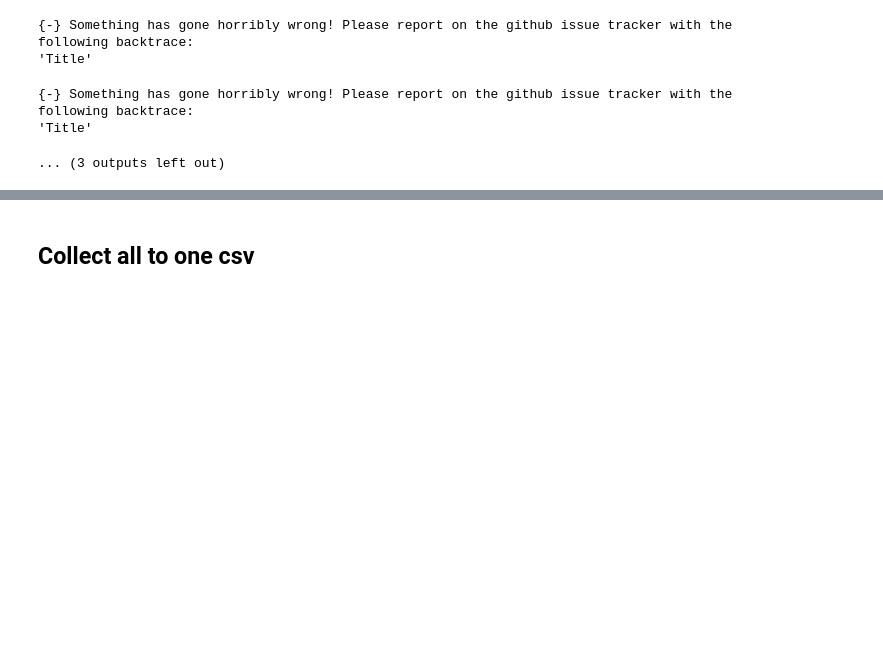
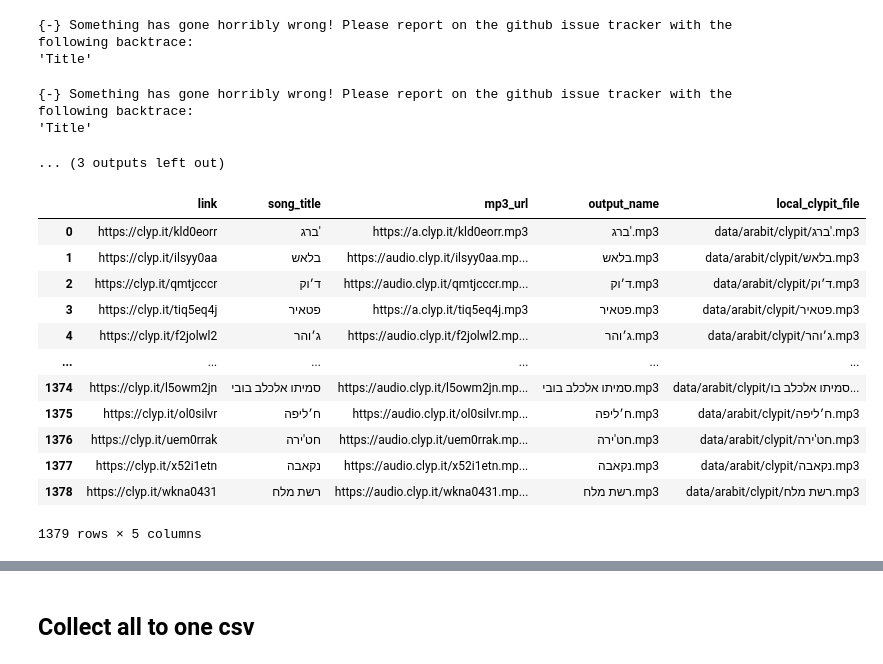
Before and after one commit to cjer/arabic, a Jupyter notebook: 02_scrape_arabit.ipynb, the cells around one changed output, grey strips where cells are left out. Saved outputs shown, nothing was run; the diff lists cells and outputs as text; code cells hidden in the pictures; blank space fills up the shorter version.

```diff
--- a/02_scrape_arabit.ipynb
+++ b/02_scrape_arabit.ipynb
@@ -343,0 +345,6 @@ sc_ref_df.to_csv('data/arabit/soundcloud_link_referrals.csv', index=False)
+# %%
+sc_fname_re = 'Stream (.*) by Arabit | Listen online for free on SoundCloud'
+sc_titles_df["title_extracted"] = sc_titles_df.title.str.extract(sc_fname_re).iloc[:, 0].str.strip()
+sc_titles_df["local_path"] = 'data/arabit/soundcloud/' + sc_titles_df.title_extracted.str.replace("/", "") + '.mp3'
+sc_titles_df['original_link'] = sc_titles_df.url.map(sc_ref_df.set_index("refer_url")["link"])
+sc_titles_df.head()
@@ -343,0 +370,24 @@ sc_ref_df.to_csv('data/arabit/soundcloud_link_referrals.csv', index=False)
+# %%
+from textdistance import levenshtein
+def take_heb(tit):
+    if '(' in tit:
+        return tit.split('(')[1].strip('()')
+    else:
+        return tit
+page_to_sound_titles = []
+for i, page_title, iframe_title, links in sounds:
+    titles = list(sc_titles_df[(~sc_titles_df.title_extracted.isna()) & ((sc_titles_df.clean_link.isin(links)) | (sc_titles_df.original_link.isin(links)))].title_extracted.unique())
+
+    if iframe_title:
+        clean_title = iframe_title.replace(' by Arabit', '').strip()
+        if clean_title not in titles:
+            titles.append(clean_title)
+    if len(titles)==0:
+        continue
+    if len(titles)==1:
+        chosen_title = titles[0]
+    else:
+        distances = [levenshtein(page_title, take_heb(st)) for st in titles]
+        chosen_title = titles[np.argmin(distances)]
+        print(page_title, titles, '-->', chosen_title)
+    page_to_sound_titles.append( (i, page_title, chosen_title))
@@ -429,7 +582,7 @@ for i, title, link in tqdm(list(wp_df.itertuples()), total=len(wp_df)):
     soup = BeautifulSoup(wp_html, 'html.parser')
     article = soup.find("article")
     sound_link = re.findall(clypit_re, article.prettify())
-    clypit_sounds.append((i+1, title, link, list(set(sound_link))))
+    clypit_sounds.append((i+1, title, link, sound_link))
 # %%
 len([1 for s in clypit_sounds if s[3]!=[]])
 # %% [output]
@@ -554,3 +707,29 @@ with ThreadPoolExecutor(max_workers=10) as executor:
 {-} Something has gone horribly wrong! Please report on the github issue tracker with the following backtrace:
 'Title'
 ... (3 outputs left out)
+# %%
+clypit_sounds_metadata = []
+for file in os.listdir('data/arabit/clypit_metadata'):
+    if not '.json' in file:
+        continue
+    with open('data/arabit/clypit_metadata/'+file, 'r') as f:
+        md = json.load(f)
+    md['local_clypit_file'] = ('data/arabit/clypit_metadata/'+file).replace('.json', '.mp3').replace('_metadata/', '/')
+    clypit_sounds_metadata.append(md)
+
+clypit_df = pd.DataFrame(clypit_sounds_metadata)
+clypit_df
+# %% [output]
+|  | link | song_title | mp3_url | output_name | local_clypit_file |
+| 0 | https://clyp.it/kld0eorr | ברג' | https://a.clyp.it/kld0eorr.mp3 | ברג'.mp3 | data/arabit/clypit/ברג'.mp3 |
+| 1 | https://clyp.it/ilsyy0aa | בלאש | https://audio.clyp.it/ilsyy0aa.mp... | בלאש.mp3 | data/arabit/clypit/בלאש.mp3 |
+| 2 | https://clyp.it/qmtjcccr | ד׳וק | https://audio.clyp.it/qmtjcccr.mp... | ד׳וק.mp3 | data/arabit/clypit/ד׳וק.mp3 |
+| 3 | https://clyp.it/tiq5eq4j | פטאיר | https://a.clyp.it/tiq5eq4j.mp3 | פטאיר.mp3 | data/arabit/clypit/פטאיר.mp3 |
+| 4 | https://clyp.it/f2jolwl2 | ג׳והר | https://audio.clyp.it/f2jolwl2.mp... | ג׳והר.mp3 | data/arabit/clypit/ג׳והר.mp3 |
+| ... | ... | ... | ... | ... | ... |
+| 1374 | https://clyp.it/l5owm2jn | סמיתו אלכלב בובי | https://audio.clyp.it/l5owm2jn.mp... | סמיתו אלכלב בובי.mp3 | data/arabit/clypit/סמיתו אלכלב בו... |
+| 1375 | https://clyp.it/ol0silvr | ח׳ליפה | https://audio.clyp.it/ol0silvr.mp... | ח׳ליפה.mp3 | data/arabit/clypit/ח׳ליפה.mp3 |
+| 1376 | https://clyp.it/uem0rrak | חט'ירה | https://audio.clyp.it/uem0rrak.mp... | חט'ירה.mp3 | data/arabit/clypit/חט'ירה.mp3 |
+| 1377 | https://clyp.it/x52i1etn | נקאבה | https://audio.clyp.it/x52i1etn.mp... | נקאבה.mp3 | data/arabit/clypit/נקאבה.mp3 |
+| 1378 | https://clyp.it/wkna0431 | רשת מלח | https://audio.clyp.it/wkna0431.mp... | רשת מלח.mp3 | data/arabit/clypit/רשת מלח.mp3 |
+1379 rows × 5 columns
```
Also changed, not shown: parts of 30 cells of this notebook.
